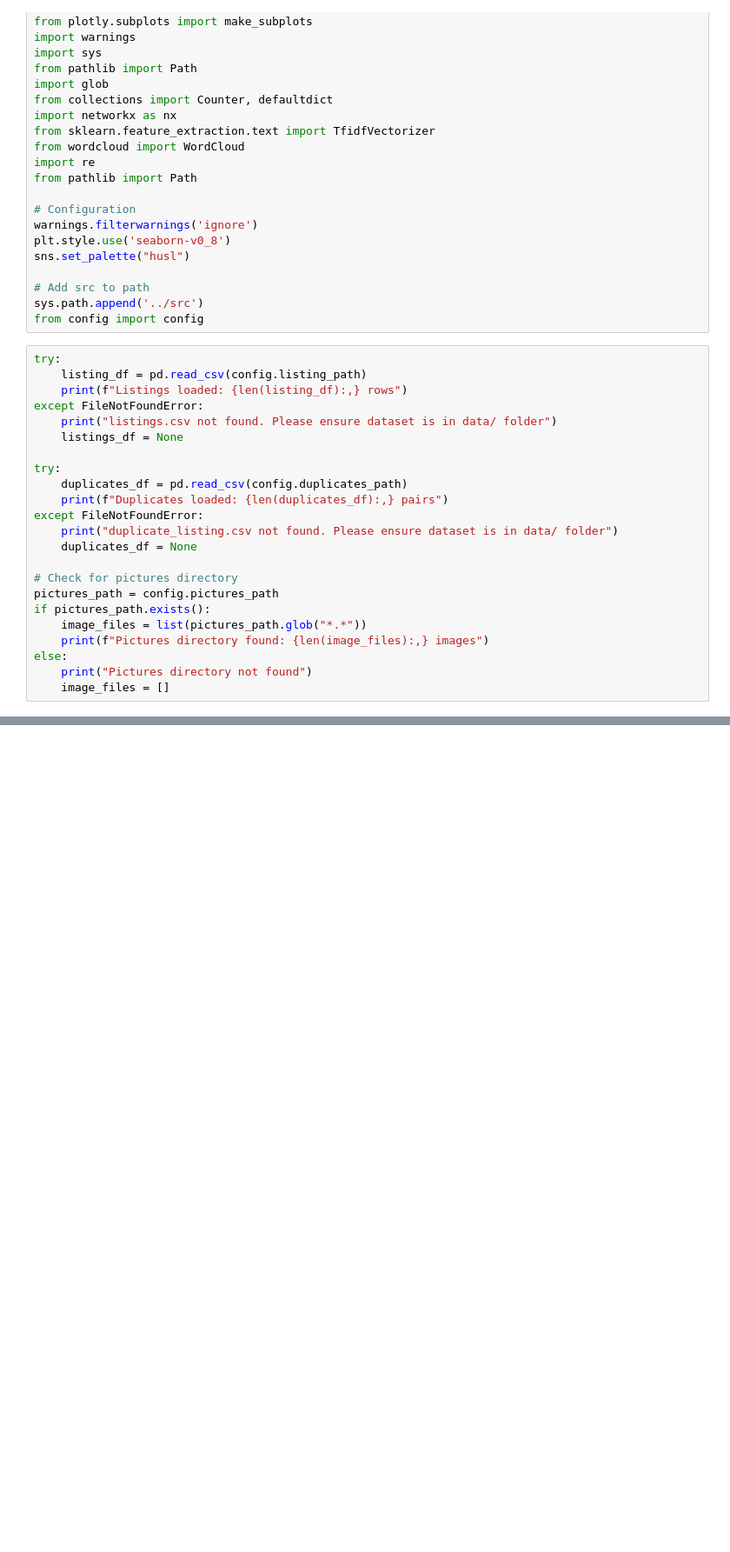
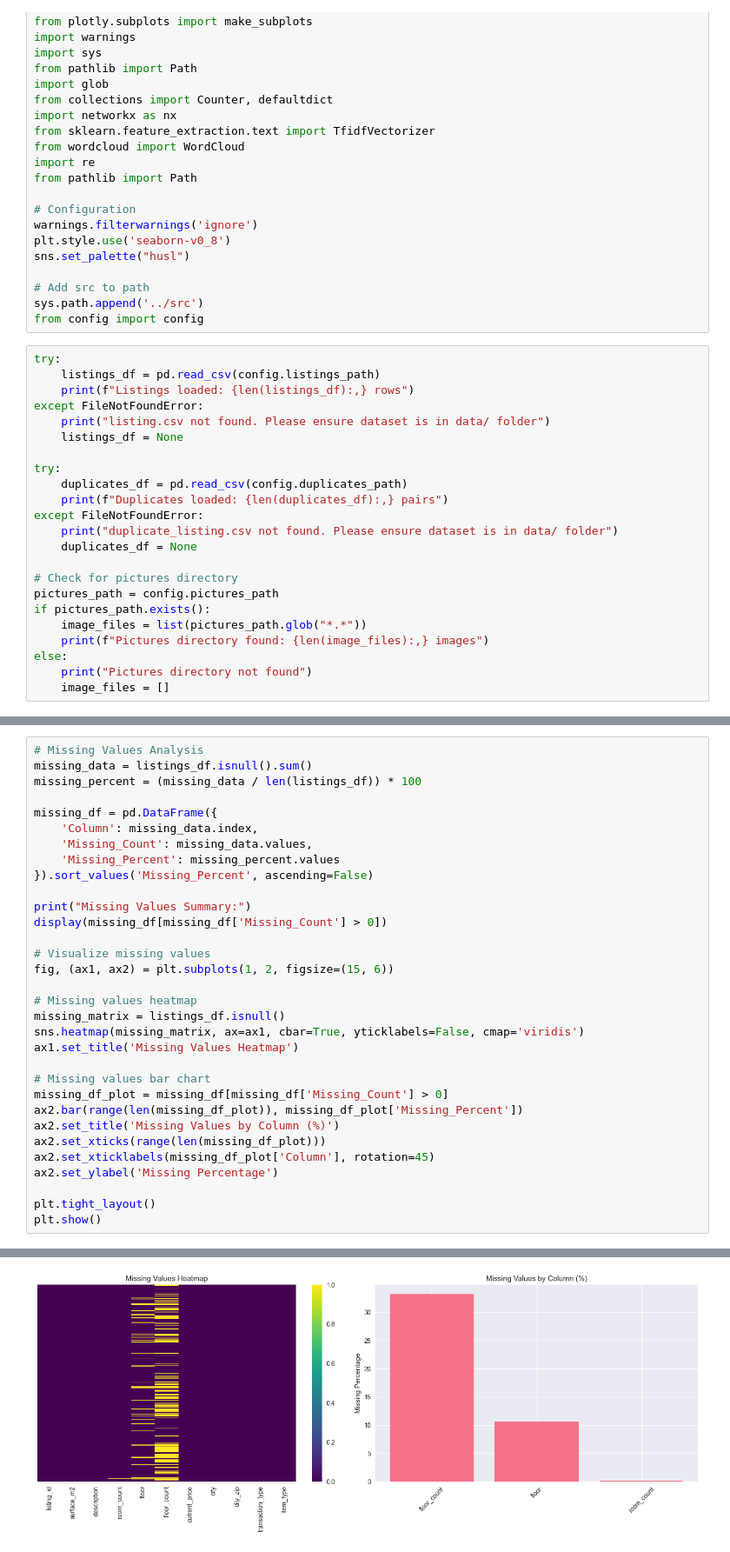
Before and after one commit to oujbou/real_estate_deduplication, a Jupyter notebook: notebooks/01_data_exploration.ipynb, the cells around one changed output, grey strips where cells are left out. Shown: that part at 87% size. Cells and saved outputs as stored; diff of their text form; blank space fills up the shorter version.

Commit message:
the data exploration notebook

```diff
--- a/notebooks/01_data_exploration.ipynb
+++ b/notebooks/01_data_exploration.ipynb
@@ -27,10 +27,10 @@ sys.path.append('../src')
 from config import config
 # %%
 try:
-    listing_df = pd.read_csv(config.listing_path)
-    print(f"Listings loaded: {len(listing_df):,} rows")
+    listings_df = pd.read_csv(config.listings_path)
+    print(f"Listings loaded: {len(listings_df):,} rows")
 except FileNotFoundError:
-    print("listings.csv not found. Please ensure dataset is in data/ folder")
+    print("listing.csv not found. Please ensure dataset is in data/ folder")
     listings_df = None
 
 try:
@@ -52,0 +213,33 @@ AttributeError: 'ProjectConfig' object has no attribute 'listing_path'
+# %%
+# Missing Values Analysis
+missing_data = listings_df.isnull().sum()
+missing_percent = (missing_data / len(listings_df)) * 100
+
+missing_df = pd.DataFrame({
+    'Column': missing_data.index,
+    'Missing_Count': missing_data.values,
+    'Missing_Percent': missing_percent.values
+}).sort_values('Missing_Percent', ascending=False)
+
+print("Missing Values Summary:")
+display(missing_df[missing_df['Missing_Count'] > 0])
+
+# Visualize missing values
+fig, (ax1, ax2) = plt.subplots(1, 2, figsize=(15, 6))
+
+# Missing values heatmap
+missing_matrix = listings_df.isnull()
+sns.heatmap(missing_matrix, ax=ax1, cbar=True, yticklabels=False, cmap='viridis')
+ax1.set_title('Missing Values Heatmap')
+
+# Missing values bar chart
+missing_df_plot = missing_df[missing_df['Missing_Count'] > 0]
+ax2.bar(range(len(missing_df_plot)), missing_df_plot['Missing_Percent'])
+ax2.set_title('Missing Values by Column (%)')
+ax2.set_xticks(range(len(missing_df_plot)))
+ax2.set_xticklabels(missing_df_plot['Column'], rotation=45)
+ax2.set_ylabel('Missing Percentage')
+
+plt.tight_layout()
+plt.show()
+# %% [output]
@@ -52,0 +251 @@ AttributeError: 'ProjectConfig' object has no attribute 'listing_path'
+[figure, added]
```
Also changed, not shown: parts of 11 cells of this notebook.
